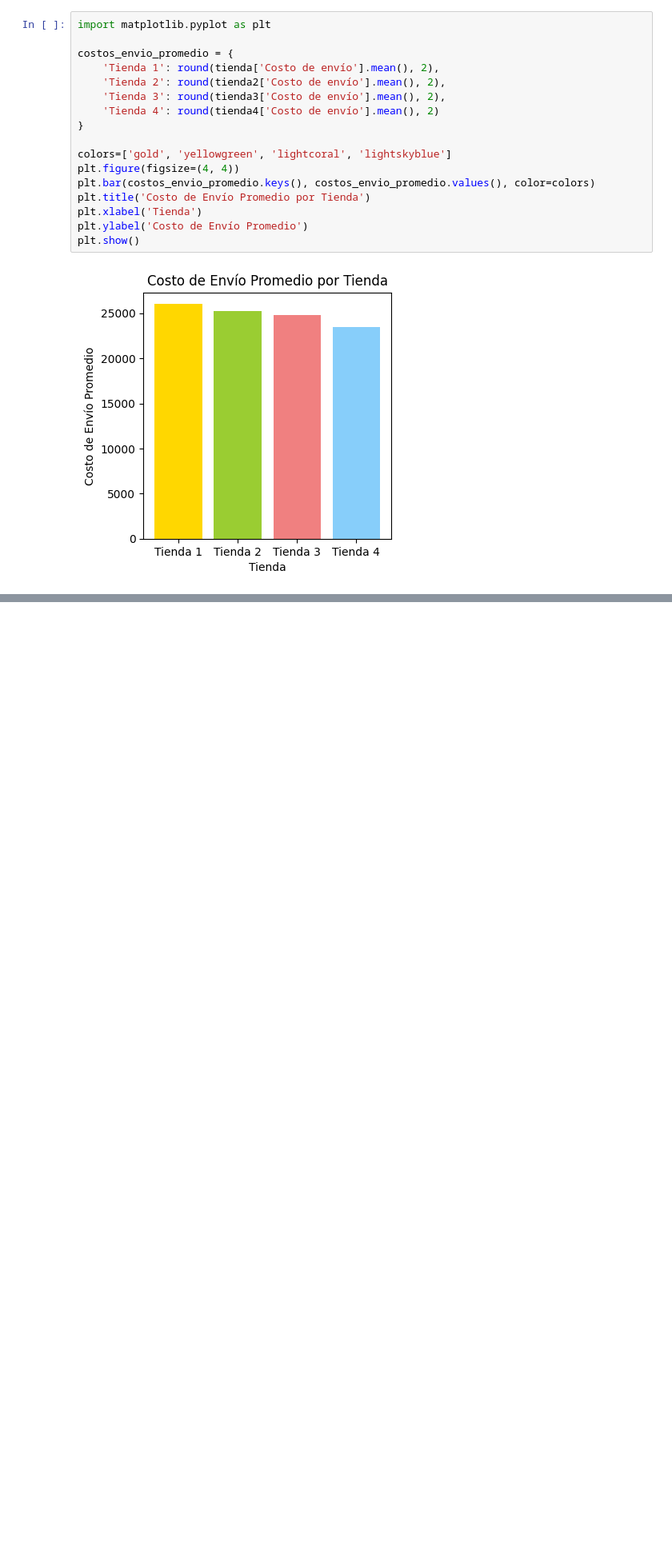
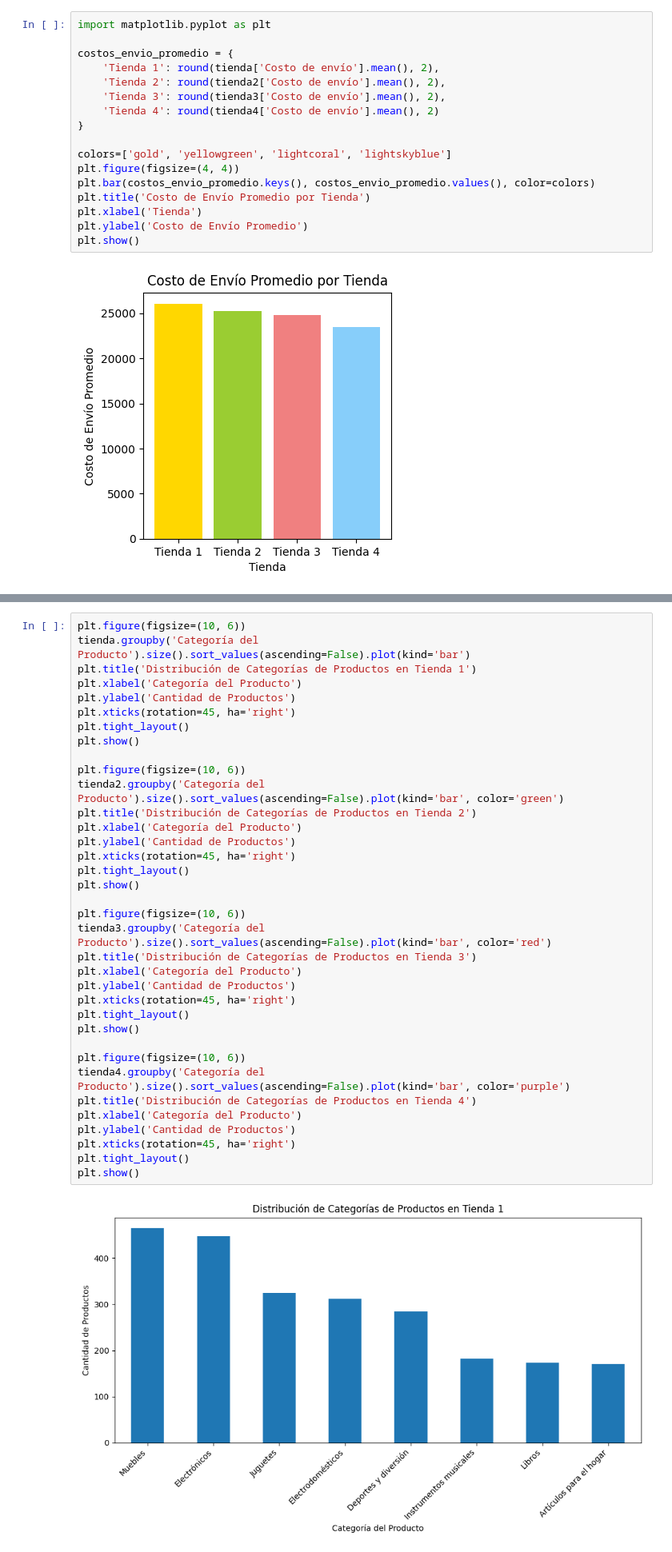
Before and after one commit to Gaby46Pe/challenge1-data-science-latam-gap, a Jupyter notebook: AluraStoreLatam.ipynb, the cells around one changed output, grey strips where cells are left out. Shown at 80% size. Saved outputs shown, nothing was run; the diff lists cells and outputs as text; blank space fills up the shorter version.

```diff
--- a/AluraStoreLatam.ipynb
+++ b/AluraStoreLatam.ipynb
@@ -790,0 +813,38 @@ plt.show()
+# %%
+plt.figure(figsize=(10, 6))
+tienda.groupby('Categoría del Producto').size().sort_values(ascending=False).plot(kind='bar')
+plt.title('Distribución de Categorías de Productos en Tienda 1')
+plt.xlabel('Categoría del Producto')
+plt.ylabel('Cantidad de Productos')
+plt.xticks(rotation=45, ha='right')
+plt.tight_layout()
+plt.show()
+
+plt.figure(figsize=(10, 6))
+tienda2.groupby('Categoría del Producto').size().sort_values(ascending=False).plot(kind='bar', color='green')
+plt.title('Distribución de Categorías de Productos en Tienda 2')
+plt.xlabel('Categoría del Producto')
+plt.ylabel('Cantidad de Productos')
+plt.xticks(rotation=45, ha='right')
+plt.tight_layout()
+plt.show()
+
+plt.figure(figsize=(10, 6))
+tienda3.groupby('Categoría del Producto').size().sort_values(ascending=False).plot(kind='bar', color='red')
+plt.title('Distribución de Categorías de Productos en Tienda 3')
+plt.xlabel('Categoría del Producto')
+plt.ylabel('Cantidad de Productos')
+plt.xticks(rotation=45, ha='right')
+plt.tight_layout()
+plt.show()
+
+plt.figure(figsize=(10, 6))
+tienda4.groupby('Categoría del Producto').size().sort_values(ascending=False).plot(kind='bar', color='purple')
+plt.title('Distribución de Categorías de Productos en Tienda 4')
+plt.xlabel('Categoría del Producto')
+plt.ylabel('Cantidad de Productos')
+plt.xticks(rotation=45, ha='right')
+plt.tight_layout()
+plt.show()
+# %% [output]
+[figure, added]
```
Also changed, not shown: parts of 19 cells of this notebook.
